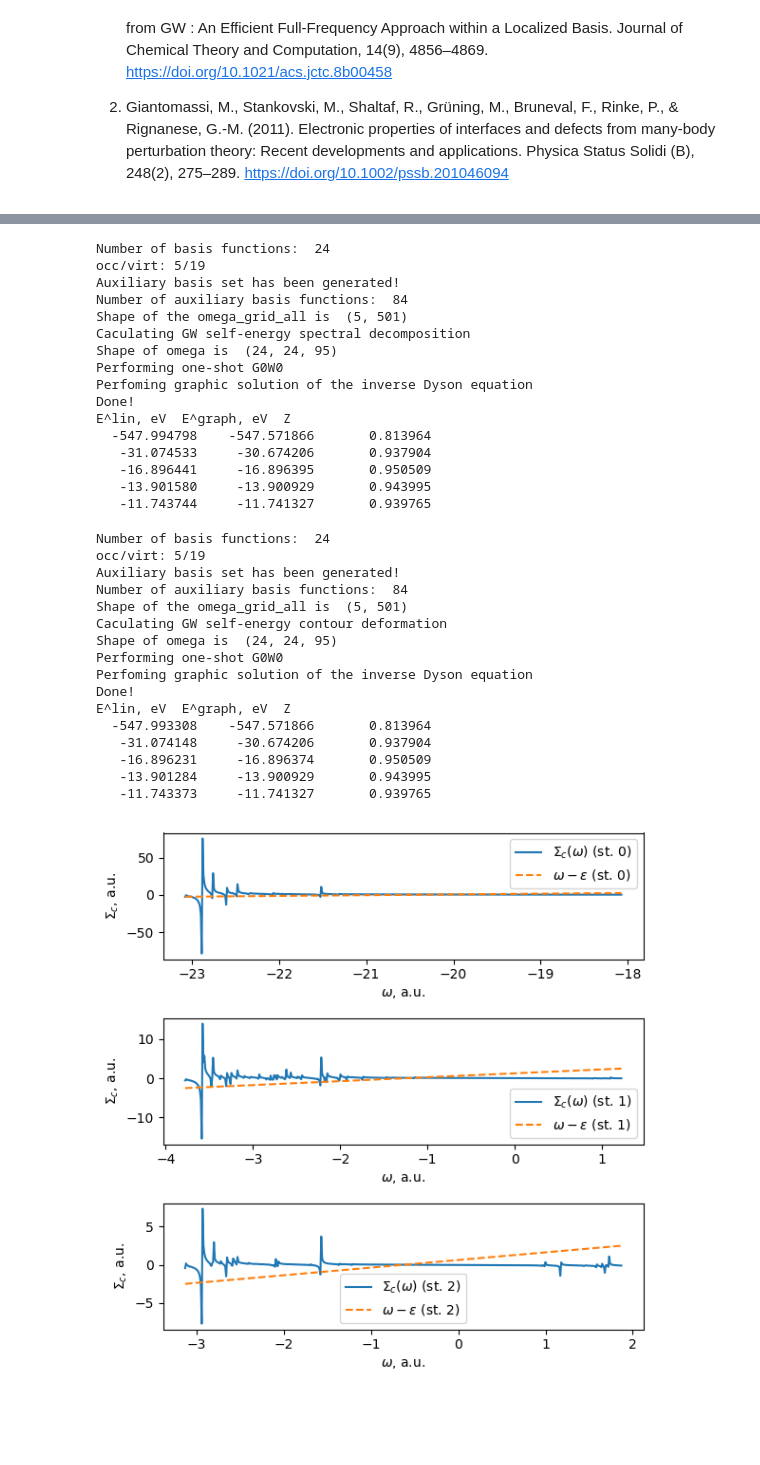
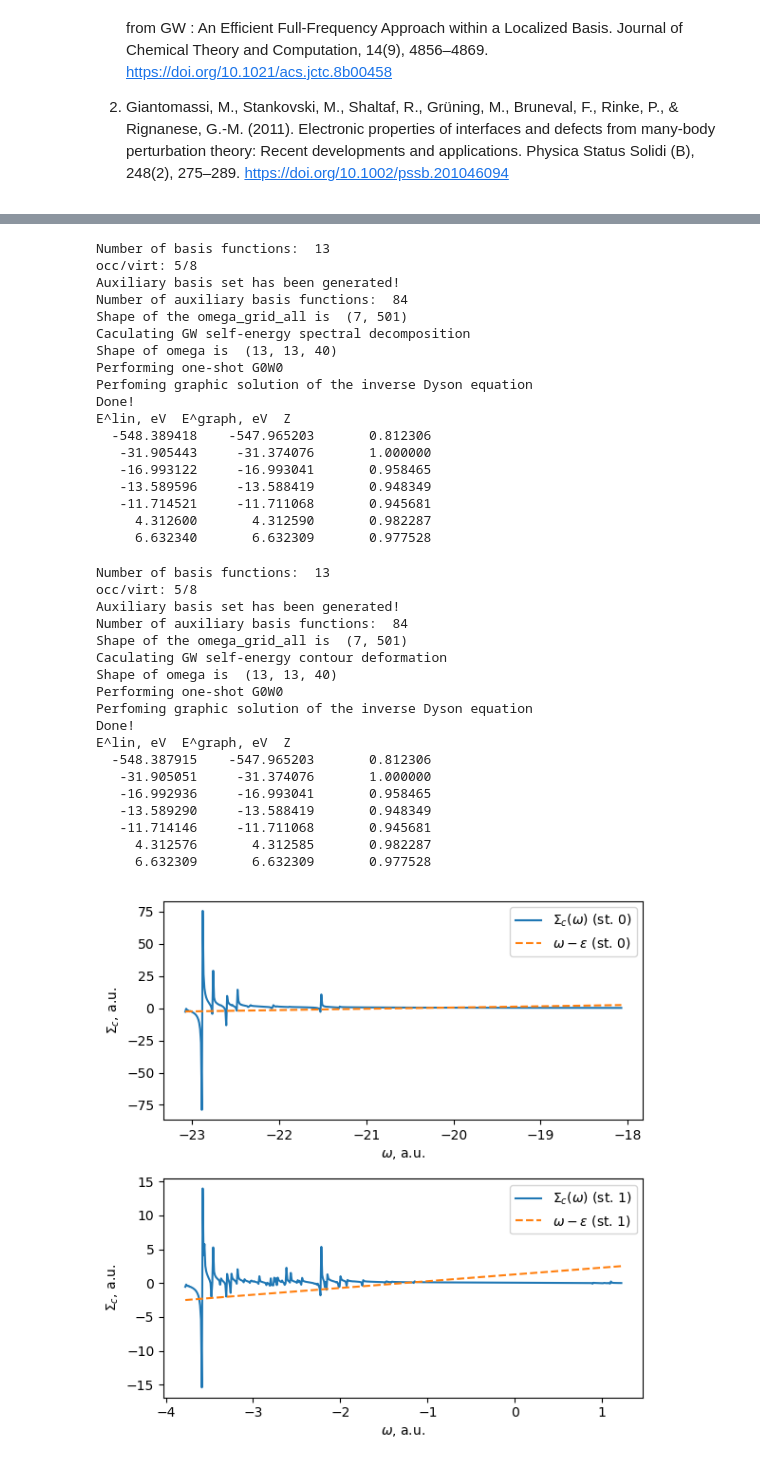
Before and after one commit to aakunitsa/GW-approximation, a Jupyter notebook: CDGW_simple.ipynb, the cells around one changed output, grey strips where cells are left out. Cells and saved outputs as stored; diff of their text form; code cells hidden in the pictures; blank space fills up the shorter version.

```diff
--- a/CDGW_simple.ipynb
+++ b/CDGW_simple.ipynb
@@ -28,7 +34,8 @@ from matplotlib import pyplot as plt
 # %%
 #psi4.set_options({'basis' : 'aug-cc-pvtz', 'd_convergence' : 1e-7,'scf_type' : 'out_of_core' })
 #psi4.set_options({'basis' : 'cc-pvtz', 'd_convergence' : 1e-7,'scf_type' : 'out_of_core' })
-psi4.set_options({'basis' : 'cc-pvdz', 'd_convergence' : 1e-7,'scf_type' : 'out_of_core' })
+#psi4.set_options({'basis' : 'cc-pvdz', 'd_convergence' : 1e-7,'scf_type' : 'out_of_core' })
+psi4.set_options({'basis' : '6-31G', 'd_convergence' : 1e-7,'scf_type' : 'out_of_core' })
 
 h2o = psi4.geometry("""O   0.000000000000  -0.143225816552   0.000000000000
                        H   1.638036840407   1.136548822547  -0.000000000000
@@ -49,4 +56,6 @@ scf_e, scf_wfn = psi4.energy('hf', return_wfn=True)
 #scf_e = psi4.energy('hf')
 
 print("SCF energy is %16.10f" % scf_e)
+epsilon = np.asarray(scf_wfn.epsilon_a())
+print(epsilon*psi4.constants.hartree2ev)
 # %% [output]
@@ -530,75 +623,79 @@ E^lin, eV  E^graph, eV  Z
 del gw_h2o_ccpvtz
 # %%
 
-gw_par = {'no_qp' : 5, 'nv_qp' : 0, 'nomega_sigma' : 501, 'step_sigma' : 0.01, 'do_ri' : True, 'do_cd' : False}
+gw_par = {'no_qp' : 5, 'nv_qp' : 2, 'nomega_sigma' : 501, 'step_sigma' : 0.01, 'do_ri' : True, 'do_cd' : False, 'eta' : 1e-3}
 gw_h2o_ccpvtz_ri = GW(scf_wfn, h2o, gw_par)
 gw_h2o_ccpvtz_ri.print_summary()
 # %% [output]
-Number of basis functions:  24
-occ/virt: 5/19
+Number of basis functions:  13
+occ/virt: 5/8
 Auxiliary basis set has been generated!
 Number of auxiliary basis functions:  84
-Shape of the omega_grid_all is  (5, 501)
+Shape of the omega_grid_all is  (7, 501)
 Caculating GW self-energy spectral decomposition
-Shape of omega is  (24, 24, 95)
+Shape of omega is  (13, 13, 40)
 Performing one-shot G0W0
 Perfoming graphic solution of the inverse Dyson equation
 Done!
 E^lin, eV  E^graph, eV  Z
-  -547.994798    -547.571866       0.813964
-   -31.074533     -30.674206       0.937904
-   -16.896441     -16.896395       0.950509
-   -13.901580     -13.900929       0.943995
-   -11.743744     -11.741327       0.939765
+  -548.389418    -547.965203       0.812306
+   -31.905443     -31.374076       1.000000
+   -16.993122     -16.993041       0.958465
+   -13.589596     -13.588419       0.948349
+   -11.714521     -11.711068       0.945681
+     4.312600       4.312590       0.982287
+     6.632340       6.632309       0.977528
 # %%
 del gw_h2o_ccpvtz_ri
 # %%
 
-gw_par = {'no_qp' : 5, 'nv_qp' : 0, 'nomega_sigma' : 501, 'step_sigma' : 0.01, 'do_ri' : True, 'do_cd' : True}
+gw_par = {'no_qp' : 5, 'nv_qp' : 2, 'nomega_sigma' : 501, 'step_sigma' : 0.01, 'do_ri' : True, 'do_cd' : True, 'eta': 1e-3}
 gw_h2o_ccpvtz_cd = GW(scf_wfn, h2o, gw_par)
 gw_h2o_ccpvtz_cd.print_summary()
 # %% [output]
-Number of basis functions:  24
-occ/virt: 5/19
+Number of basis functions:  13
+occ/virt: 5/8
 Auxiliary basis set has been generated!
 Number of auxiliary basis functions:  84
-Shape of the omega_grid_all is  (5, 501)
+Shape of the omega_grid_all is  (7, 501)
 Caculating GW self-energy contour deformation
-Shape of omega is  (24, 24, 95)
+Shape of omega is  (13, 13, 40)
 Performing one-shot G0W0
 Perfoming graphic solution of the inverse Dyson equation
 Done!
 E^lin, eV  E^graph, eV  Z
-  -547.993308    -547.571866       0.813964
-   -31.074148     -30.674206       0.937904
-   -16.896231     -16.896374       0.950509
-   -13.901284     -13.900929       0.943995
-   -11.743373     -11.741327       0.939765
+  -548.387915    -547.965203       0.812306
+   -31.905051     -31.374076       1.000000
+   -16.992936     -16.993041       0.958465
+   -13.589290     -13.588419       0.948349
+   -11.714146     -11.711068       0.945681
+     4.312576       4.312585       0.982287
+     6.632309       6.632309       0.977528
 # %%
 eps = gw_h2o_ccpvtz_cd.eps
 nocc = gw_h2o_ccpvtz_cd.nocc
 no_qp = gw_h2o_ccpvtz_cd.no_qp
 nv_qp = gw_h2o_ccpvtz_cd.nv_qp
 
-fig, axes = plt.subplots(nrows=3, figsize=(6,6), dpi=100)
+fig, axes = plt.subplots(nrows=2, figsize=(6,6), dpi=100)
 
-for state in range(3):
+for state in range(2):
     grid = gw_h2o_ccpvtz_cd.omega_grid_all[state,:]
     sigma = gw_h2o_ccpvtz_cd.Sigma_c_grid[state,:].real
     l = grid - eps[state]
     axes[state].plot(grid, sigma, label = '$\Sigma_c(\omega)$ (st. {0:d})'.format(state))
     axes[state].plot(grid, l, '--', label = '$\omega - \epsilon$ (st. {0:d})'.format(state))
     axes[state].set_xlabel('$\omega$, a.u.')
     axes[state].set_ylabel('$\Sigma_c$, a.u.')
     axes[state].legend()
 
 fig.tight_layout()
 
 #window = np.logical_and(grid < 0., grid > -1.) # discontinuity
 #window = np.logical_and(grid < -21., grid > -23.)
 #window = np.logical_and(grid < 100., grid > -100.)
 #window = np.logical_and(grid < eps[nocc], grid > eps[nocc - 1])
 # %% [output]
-[figure, old version]
+[figure, new version]
 # %%
 del gw_h2o_ccpvtz_cd
```
Also changed, not shown: parts of 9 cells of this notebook, 2 other files.
